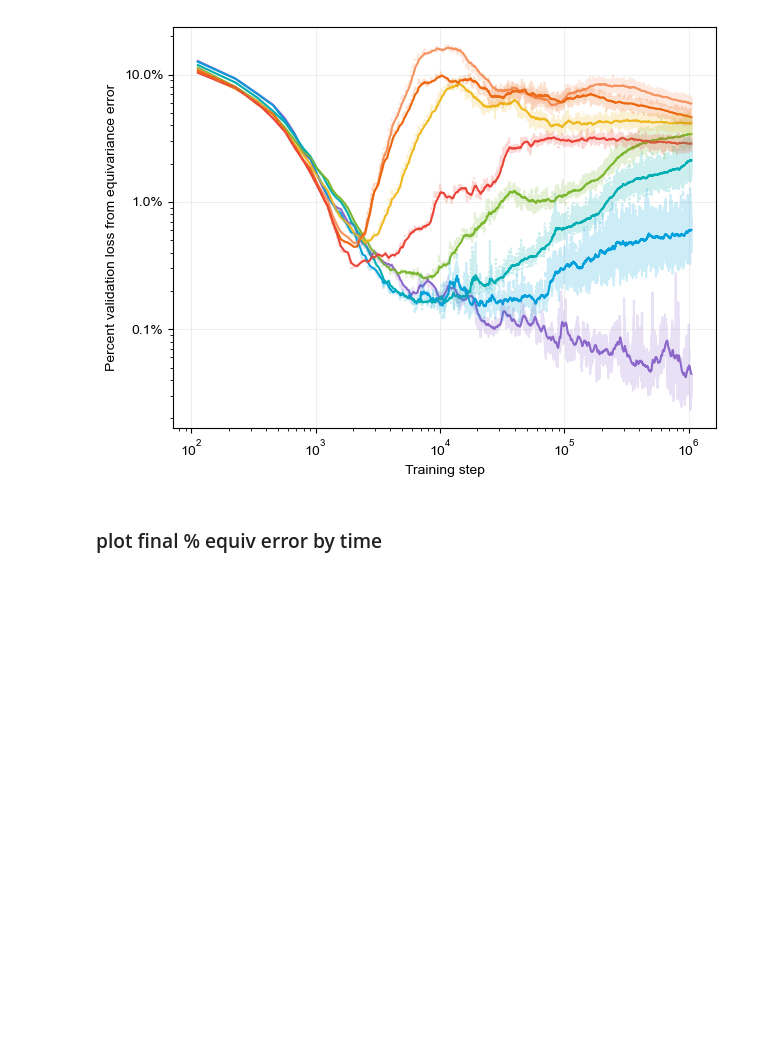
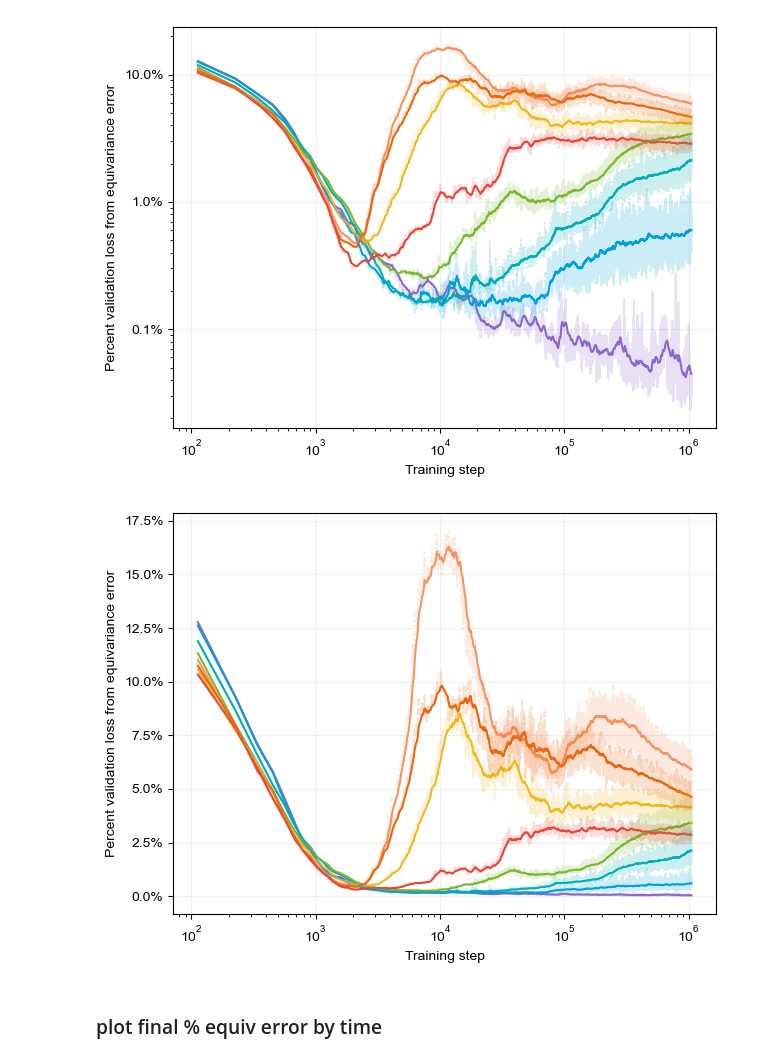
Before and after one commit to genentech/equivariance_learning, a Jupyter notebook: proteina-wandb/prot-default.ipynb, the cells around one changed output. Saved outputs shown, nothing was run; the diff lists cells and outputs as text; code cells hidden in the pictures; blank space fills up the shorter version.

```diff
--- a/proteina-wandb/prot-default.ipynb
+++ b/proteina-wandb/prot-default.ipynb
@@ -259,34 +276,36 @@ sns.lineplot(
 sns.lineplot(
     data = plot_df,
     errorbar = None,
     palette=color_palette,
     alpha=0.2,
     legend=False,
     ax = ax,
 )
 # ax.get_legend().remove()
 
 # plt.yscale('log')
-# plt.xscale('log')
+plt.xscale('log')
 # plt.legend(bbox_to_anchor=(1.05, 1), loc='upper left')
 plt.grid(alpha = 0.2)
 
 plt.xlabel(f'Training step');
 plt.ylabel(f'Percent validation loss from equivariance error');
 
 import matplotlib.ticker as mtick
 ax.yaxis.set_major_formatter(mtick.PercentFormatter(xmax=1.0))
 
 plot_name = f"prot_60M"
 
 import os
 os.makedirs('pdfs', exist_ok=True)
 
 plt.tight_layout()
 # plt.savefig(plot_name + '.png', dpi=300, bbox_inches='tight')
 # plt.savefig('pdfs/' + plot_name + '.pdf', transparent = True)
 plt.show()
 plt.close()
+# %% [output]
+[figure, added]
 # %% [markdown]
 ### plot final % equiv error by time
 # %%
```
Also changed, not shown: parts of 1 cell of this notebook, 16 other files.
